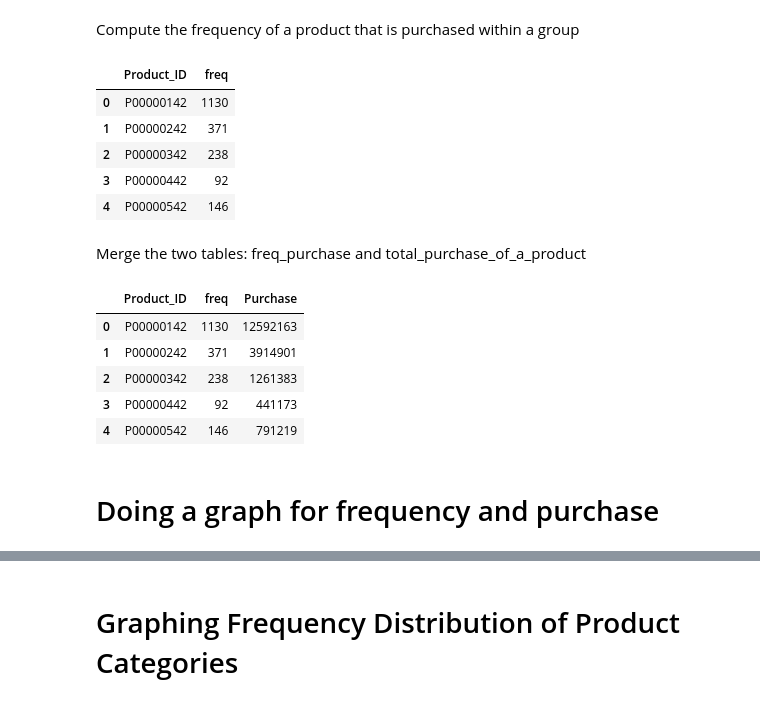
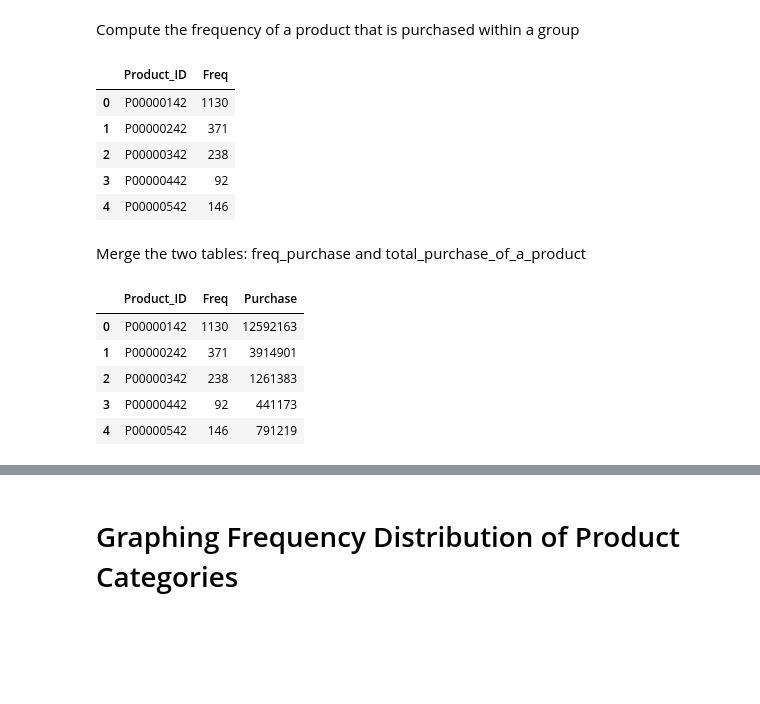
Before and after one commit to mtruon11/Black-Friday-Analysis, a Jupyter notebook: Black-Friday-Analysis.ipynb, the cells around one changed output, grey strips where cells are left out. Saved outputs shown, nothing was run; the diff lists cells and outputs as text; code cells hidden in the pictures; blank space fills up the shorter version.

```diff
--- a/Black-Friday-Analysis.ipynb
+++ b/Black-Friday-Analysis.ipynb
@@ -224,13 +222,13 @@ total_purchase_of_a_product.head()
 # %% [markdown]
 Compute the frequency of a product that is purchased within a group
 # %%
-freq_purchase =  blackfriday.groupby(['Product_ID']).Product_ID.count().to_frame()
-freq_purchase['freq'] = freq_purchase.Product_ID
+freq_purchase =  blackfriday.groupby(['Product_ID']).Product_ID.count().to_frame() # counting the frequency for each product
+freq_purchase['Freq'] = freq_purchase.Product_ID #create a new column named "Freq"
 freq_purchase = freq_purchase.drop(columns=['Product_ID'], axis=1)
 freq_purchase.reset_index(level=0, inplace=True)
 freq_purchase.head()
 # %% [output]
-|  | Product_ID | freq |
+|  | Product_ID | Freq |
 | 0 | P00000142 | 1130 |
 | 1 | P00000242 | 371 |
 | 2 | P00000342 | 238 |
@@ -239,14 +237,13 @@ freq_purchase.head()
 # %% [markdown]
 Merge the two tables: freq_purchase and total_purchase_of_a_product
 # %%
+#Using outer join to merge the two tables together.
 freq_purchase = freq_purchase.merge(total_purchase_of_a_product, left_on='Product_ID', right_on='Product_ID', how='outer')
 freq_purchase.head()
 # %% [output]
-|  | Product_ID | freq | Purchase |
+|  | Product_ID | Freq | Purchase |
 | 0 | P00000142 | 1130 | 12592163 |
 | 1 | P00000242 | 371 | 3914901 |
 | 2 | P00000342 | 238 | 1261383 |
 | 3 | P00000442 | 92 | 441173 |
 | 4 | P00000542 | 146 | 791219 |
-# %% [markdown]
-# Doing a graph for frequency and purchase
```
Also changed, not shown: parts of 11 cells of this notebook.
